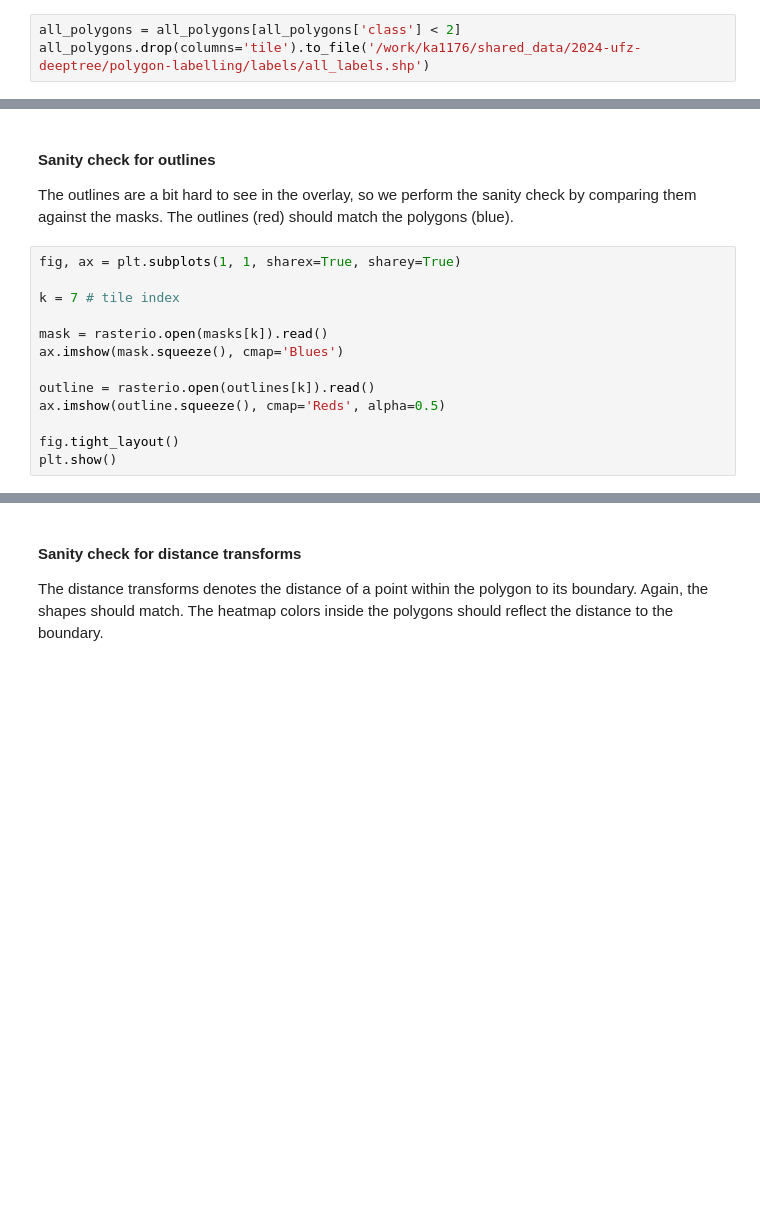
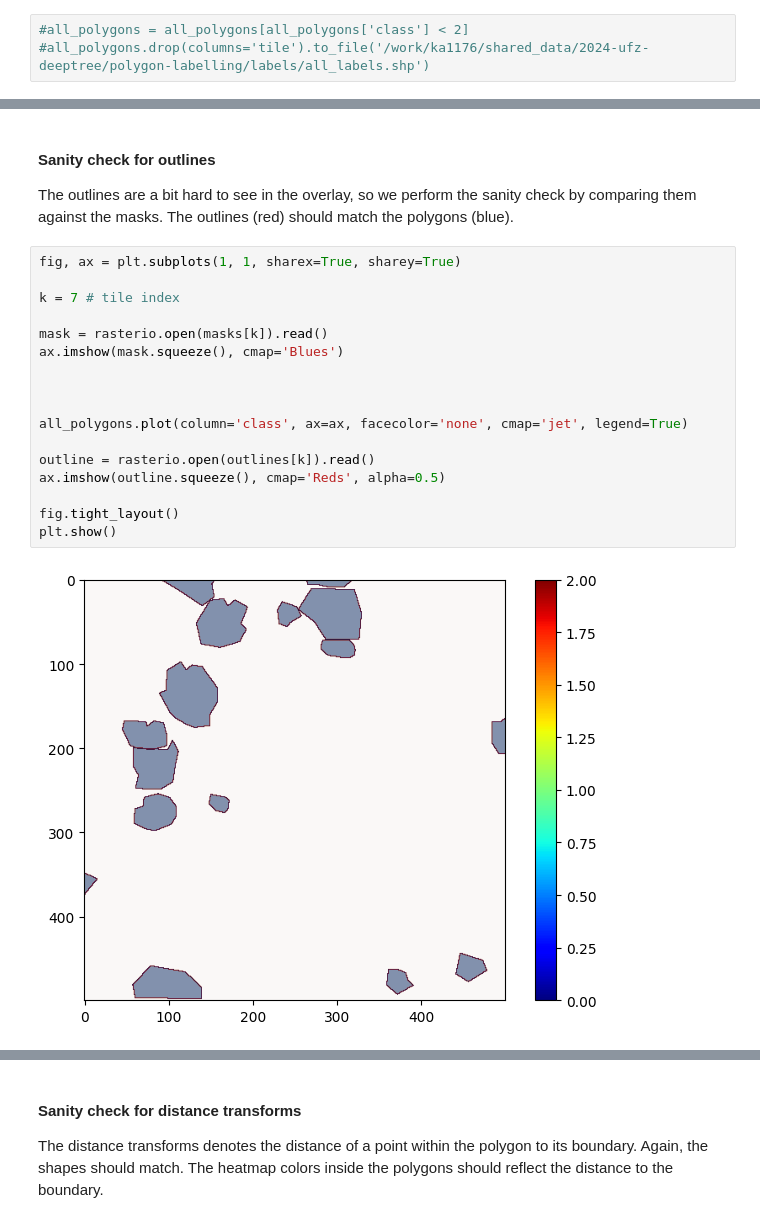
Before and after one commit to luismaecker/DeepTrees_fork, a Jupyter notebook: notebooks/processing/quick_data_check.ipynb, the cells around one changed output, grey strips where cells are left out. Saved outputs shown, nothing was run; the diff lists cells and outputs as text; blank space fills up the shorter version.

```diff
--- a/notebooks/processing/quick_data_check.ipynb
+++ b/notebooks/processing/quick_data_check.ipynb
@@ -58,5 +118,5 @@ all_polygons.drop(columns='tile').to_file('/work/ka1176/shared_data/2024-ufz-dee
 # %%
-all_polygons = all_polygons[all_polygons['class'] < 2]
-all_polygons.drop(columns='tile').to_file('/work/ka1176/shared_data/2024-ufz-deeptree/polygon-labelling/labels/all_labels.shp')
+#all_polygons = all_polygons[all_polygons['class'] < 2]
+#all_polygons.drop(columns='tile').to_file('/work/ka1176/shared_data/2024-ufz-deeptree/polygon-labelling/labels/all_labels.shp')
 # %%
 all_polygons.head()
@@ -169,13 +262,19 @@ The outlines are a bit hard to see in the overlay, so we perform the sanity chec
 # %%
 fig, ax = plt.subplots(1, 1, sharex=True, sharey=True)
 
 k = 7 # tile index
 
 mask = rasterio.open(masks[k]).read()
 ax.imshow(mask.squeeze(), cmap='Blues')
 
+
+
+all_polygons.plot(column='class', ax=ax, facecolor='none', cmap='jet', legend=True)
+
 outline = rasterio.open(outlines[k]).read()
 ax.imshow(outline.squeeze(), cmap='Reds', alpha=0.5)
 
 fig.tight_layout()
 plt.show()
+# %% [output]
+[figure, added]
```
Also changed, not shown: parts of 16 cells of this notebook, 1 other file.
